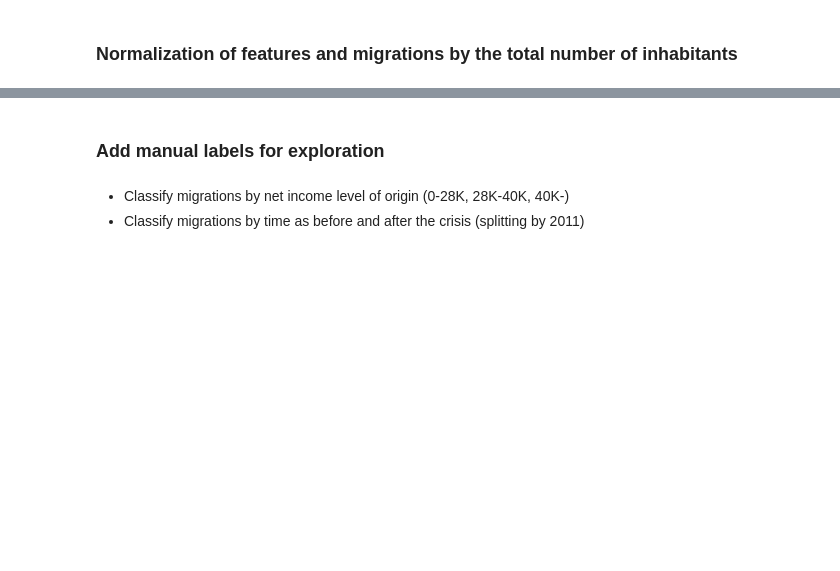
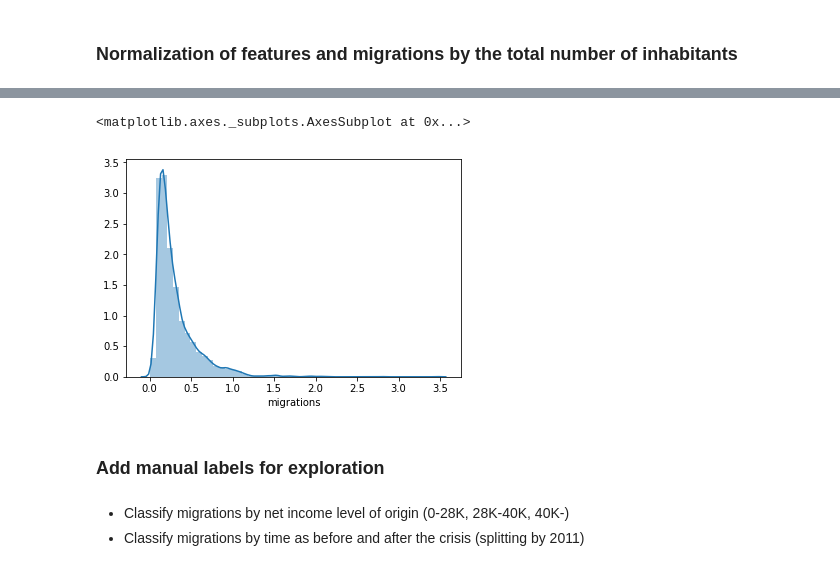
Before and after one commit to diazcelsa/population_dynamics, a Jupyter notebook: feature_extraction/feature_extraction.ipynb, the cells around one changed output, grey strips where cells are left out. Saved outputs shown, nothing was run; the diff lists cells and outputs as text; code cells hidden in the pictures; blank space fills up the shorter version.

```diff
--- a/feature_extraction/feature_extraction.ipynb
+++ b/feature_extraction/feature_extraction.ipynb
@@ -416,3 +440,8 @@ difference = ['net_income_diff', 'dist_size_diff', 'rev_1000_inh_diff', 'var_rev
 # %%
 for i in range(len(origin)):
     fv_complete[difference[i]] = fv_complete[destination[i]] - fv_complete[origin[i]]
+# %%
+sns.distplot(fv_complete.migrations)
+# %% [output]
+<matplotlib.axes._subplots.AxesSubplot at 0x...>
+[figure, added]
```
Also changed, not shown: parts of 28 cells of this notebook, 5 other files.
